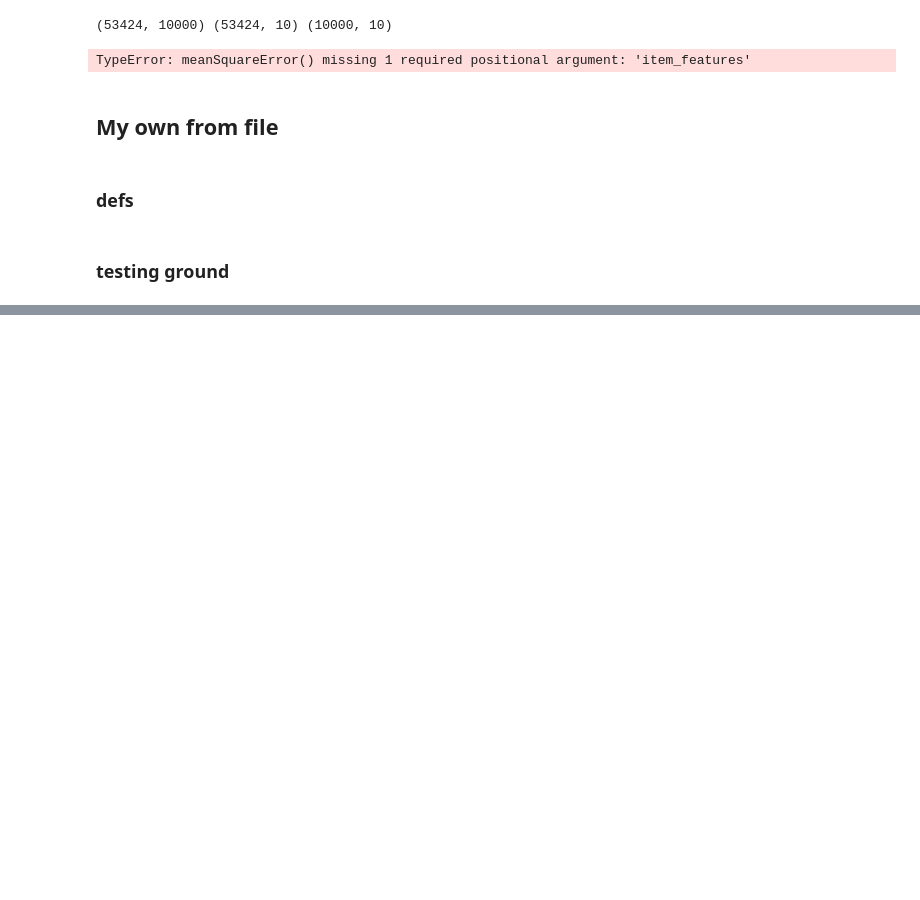
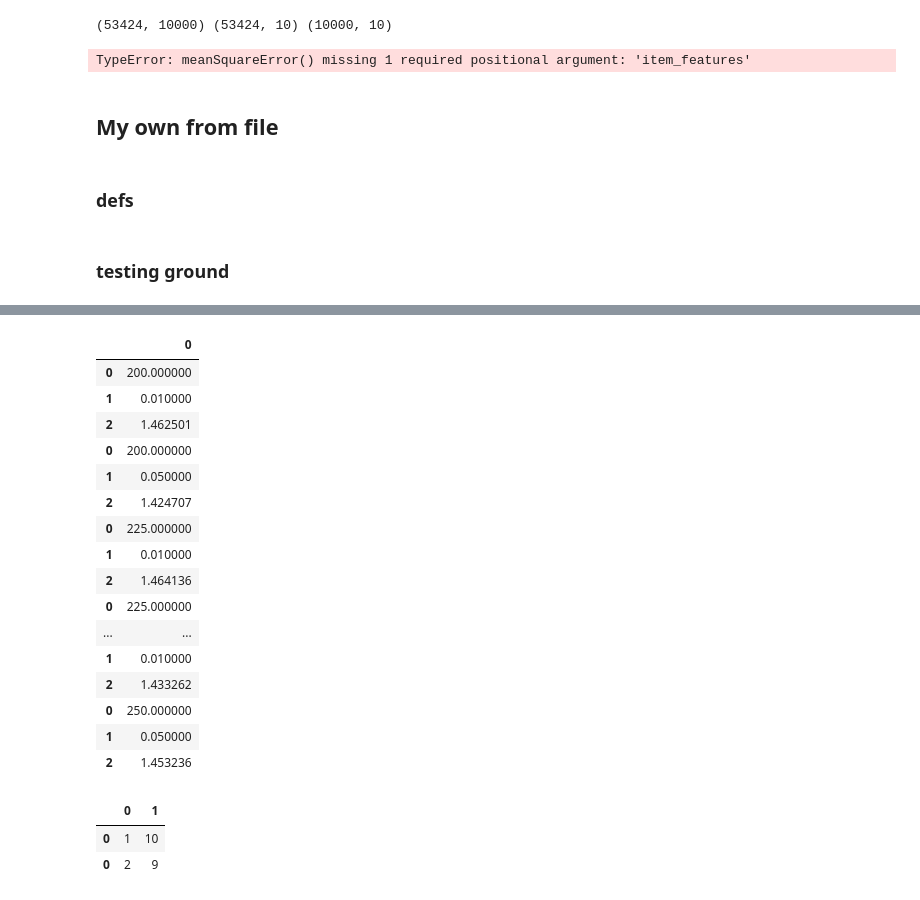
Before and after one commit to ColinB19/BookRecommender, a Jupyter notebook: fromScratch.ipynb, the cells around one changed output, grey strips where cells are left out. Drawn from its saved outputs; the diff is of its cells as text; code cells hidden in the pictures; blank space fills up the shorter version.

```diff
--- a/fromScratch.ipynb
+++ b/fromScratch.ipynb
@@ -807,0 +754,2 @@ Name: iid, Length: 10000, dtype: int64
+# %%
+model = MSErec(df = train)
@@ -807,0 +761,26 @@ Name: iid, Length: 10000, dtype: int64
+# %%
+dfParams
+# %% [output]
+|  | 0 |
+| 0 | 200.000000 |
+| 1 | 0.010000 |
+| 2 | 1.462501 |
+| 0 | 200.000000 |
+| 1 | 0.050000 |
+| 2 | 1.424707 |
+| 0 | 225.000000 |
+| 1 | 0.010000 |
+| 2 | 1.464136 |
+| 0 | 225.000000 |
+| ... | ... |
+| 1 | 0.010000 |
+| 2 | 1.433262 |
+| 0 | 250.000000 |
+| 1 | 0.050000 |
+| 2 | 1.453236 |
+# %%
+df
+# %% [output]
+|  | 0 | 1 |
+| 0 | 1 | 10 |
+| 0 | 2 | 9 |
```
Also changed, not shown: parts of 15 cells of this notebook, 12 other files.
